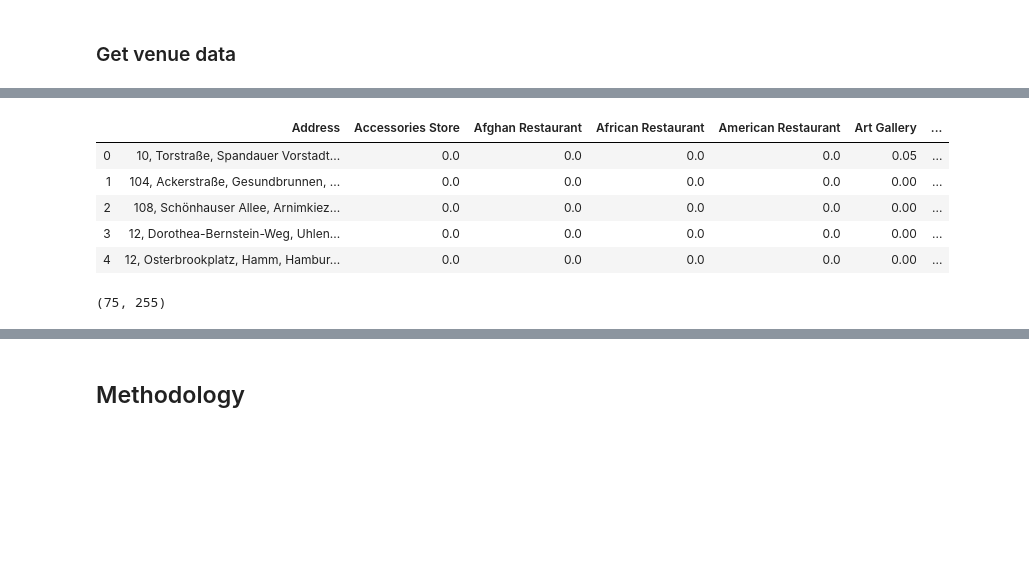
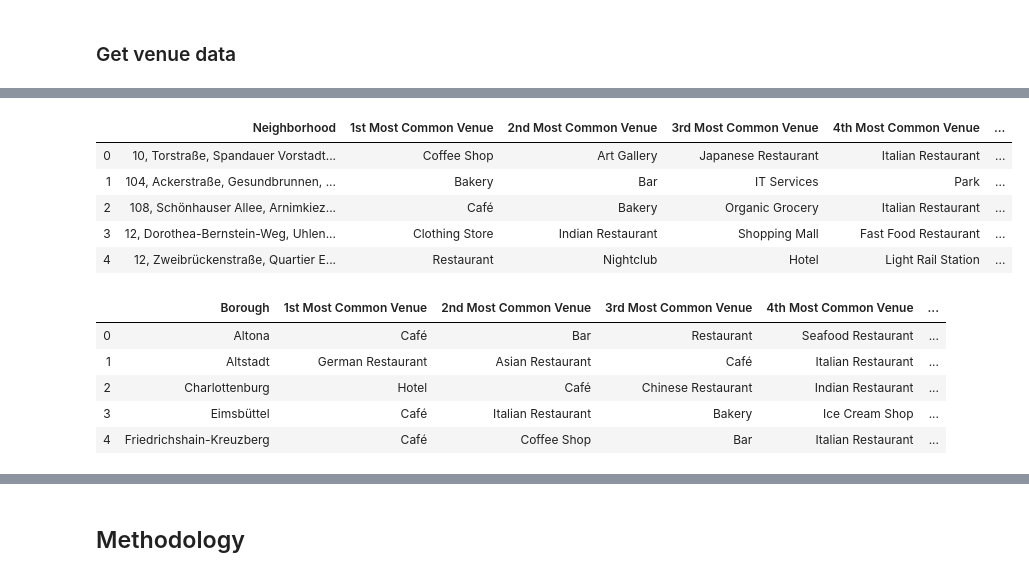
Before and after one commit to anneadb/Coursera_Capstone, a Jupyter notebook: battle_of_the_neighbourhoods.ipynb, the cells around one changed output, grey strips where cells are left out. Cells and saved outputs as stored; diff of their text form; code cells hidden in the pictures; blank space fills up the shorter version.

```diff
--- a/battle_of_the_neighbourhoods.ipynb
+++ b/battle_of_the_neighbourhoods.ipynb
@@ -387,14 +424,57 @@ neighborhoods_grouped.head()
-# %%
-address_grouped = venue_cat_onehot.groupby('Address').mean().reset_index()
-address_grouped.head()
-# %% [output]
-|  | Address | Accessories Store | Afghan Restaurant | African Restaurant | American Restaurant | Art Gallery | ... |
-| 0 | 10, Torstraße, Spandauer Vorstadt... | 0.0 | 0.0 | 0.0 | 0.0 | 0.05 | ... |
-| 1 | 104, Ackerstraße, Gesundbrunnen, ... | 0.0 | 0.0 | 0.0 | 0.0 | 0.00 | ... |
-| 2 | 108, Schönhauser Allee, Arnimkiez... | 0.0 | 0.0 | 0.0 | 0.0 | 0.00 | ... |
-| 3 | 12, Dorothea-Bernstein-Weg, Uhlen... | 0.0 | 0.0 | 0.0 | 0.0 | 0.00 | ... |
-| 4 | 12, Osterbrookplatz, Hamm, Hambur... | 0.0 | 0.0 | 0.0 | 0.0 | 0.00 | ... |
-# %%
-address_grouped.shape
-# %% [output]
-(75, 255)
+# %%
+def return_most_common_venues(row, num_top_venues):
+    row_categories = row.iloc[1:]
+    row_categories_sorted = row_categories.sort_values(ascending=False)
+
+    return row_categories_sorted.index.values[0:num_top_venues]
+# %%
+num_top_venues = 10
+
+indicators = ['st', 'nd', 'rd']
+
+# create columns according to number of top venues
+columns = ['Neighborhood']
+for ind in np.arange(num_top_venues):
+    try:
+        columns.append('{}{} Most Common Venue'.format(ind+1, indicators[ind]))
+    except:
+        columns.append('{}th Most Common Venue'.format(ind+1))
+
+# create a new dataframe
+neighborhoods_venues_sorted = pd.DataFrame(columns=columns)
+neighborhoods_venues_sorted['Neighborhood'] = neighborhoods_grouped['Neighborhood']
+
+for ind in np.arange(neighborhoods_grouped.shape[0]):
+    neighborhoods_venues_sorted.iloc[ind, 1:] = return_most_common_venues(neighborhoods_grouped.iloc[ind, :], num_top_venues)
+
+neighborhoods_venues_sorted.head()
+# %% [output]
+|  | Neighborhood | 1st Most Common Venue | 2nd Most Common Venue | 3rd Most Common Venue | 4th Most Common Venue | ... |
+| 0 | 10, Torstraße, Spandauer Vorstadt... | Coffee Shop | Art Gallery | Japanese Restaurant | Italian Restaurant | ... |
+| 1 | 104, Ackerstraße, Gesundbrunnen, ... | Bakery | Bar | IT Services | Park | ... |
+| 2 | 108, Schönhauser Allee, Arnimkiez... | Café | Bakery | Organic Grocery | Italian Restaurant | ... |
+| 3 | 12, Dorothea-Bernstein-Weg, Uhlen... | Clothing Store | Indian Restaurant | Shopping Mall | Fast Food Restaurant | ... |
+| 4 | 12, Zweibrückenstraße, Quartier E... | Restaurant | Nightclub | Hotel | Light Rail Station | ... |
+# %%
+columns = ['Borough']
+for ind in np.arange(num_top_venues):
+    try:
+        columns.append('{}{} Most Common Venue'.format(ind+1, indicators[ind]))
+    except:
+        columns.append('{}th Most Common Venue'.format(ind+1))
+
+# create a new dataframe
+boroughs_venues_sorted = pd.DataFrame(columns=columns)
+boroughs_venues_sorted['Borough'] = boroughs_grouped['Borough']
+
+for ind in np.arange(boroughs_grouped.shape[0]):
+    boroughs_venues_sorted.iloc[ind, 1:] = return_most_common_venues(boroughs_grouped.iloc[ind, :], num_top_venues)
+
+boroughs_venues_sorted.head()
+# %% [output]
+|  | Borough | 1st Most Common Venue | 2nd Most Common Venue | 3rd Most Common Venue | 4th Most Common Venue | ... |
+| 0 | Altona | Café | Bar | Restaurant | Seafood Restaurant | ... |
+| 1 | Altstadt | German Restaurant | Asian Restaurant | Café | Italian Restaurant | ... |
+| 2 | Charlottenburg | Hotel | Café | Chinese Restaurant | Indian Restaurant | ... |
+| 3 | Eimsbüttel | Café | Italian Restaurant | Bakery | Ice Cream Shop | ... |
+| 4 | Friedrichshain-Kreuzberg | Café | Coffee Shop | Bar | Italian Restaurant | ... |
```
Also changed, not shown: parts of 30 cells of this notebook, 5 other files.
